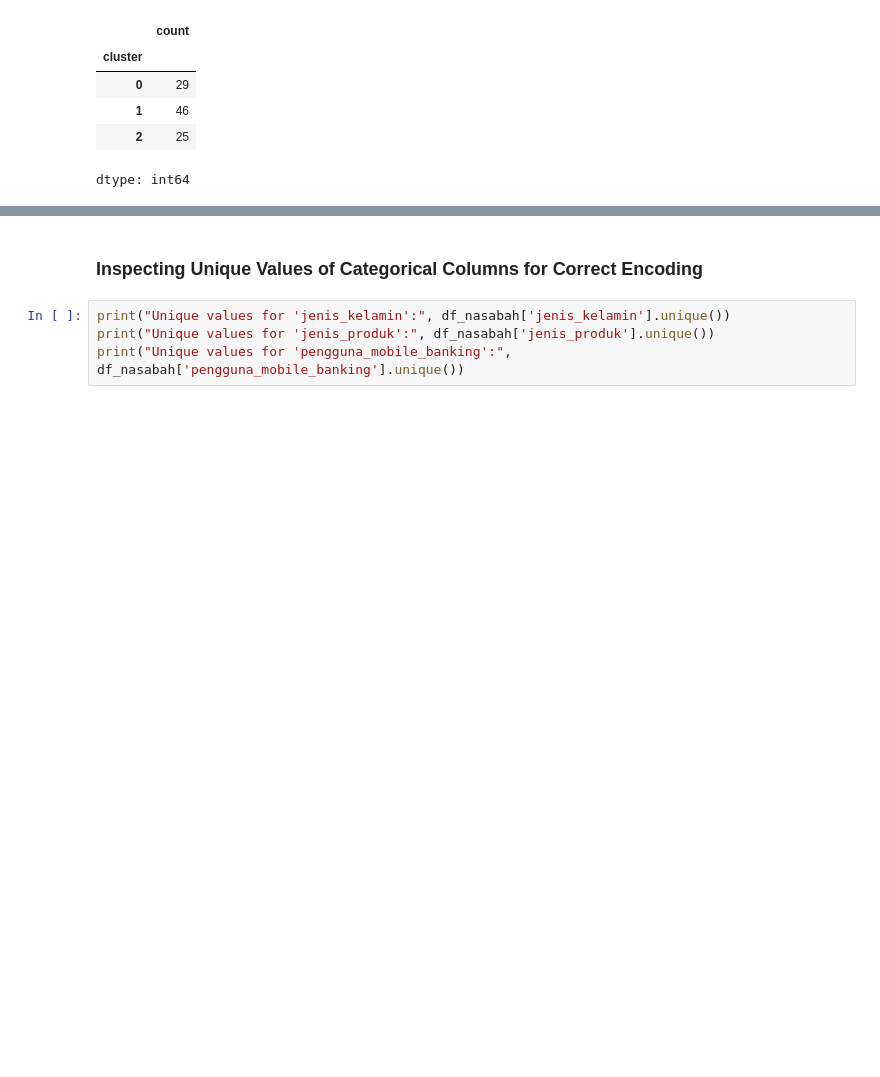
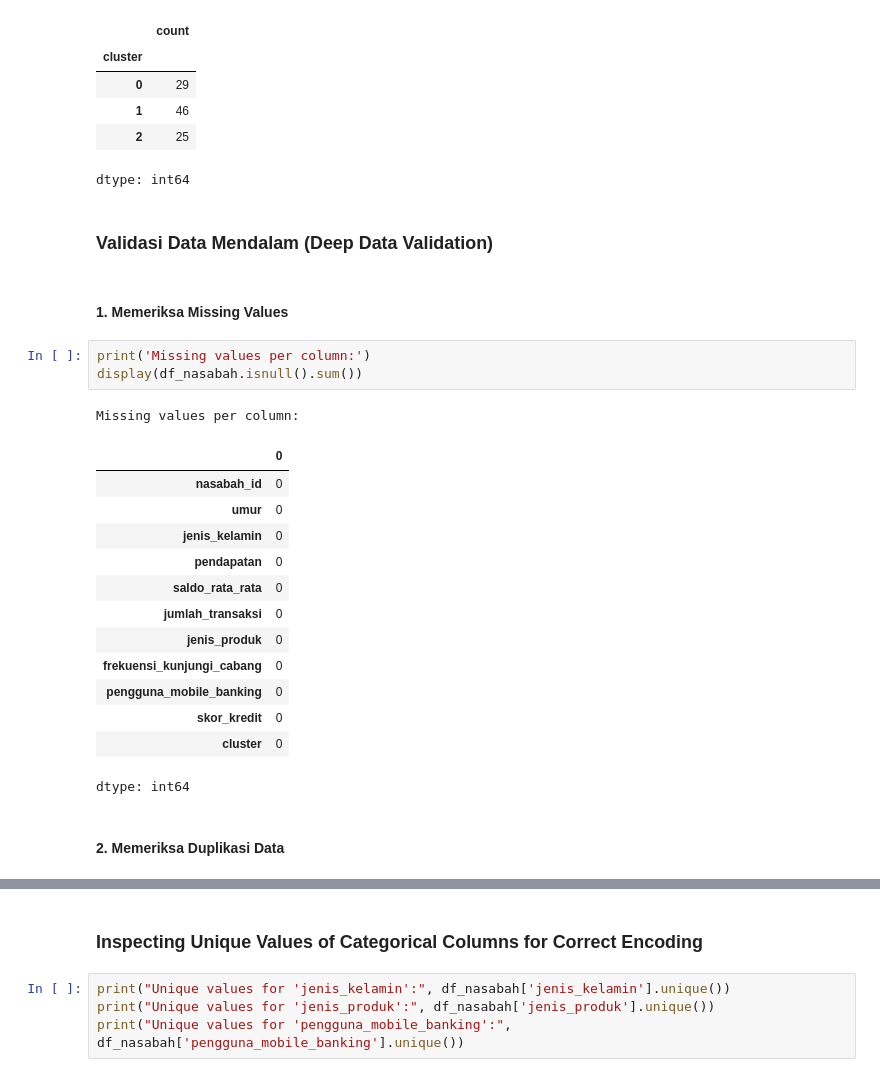
Before and after one commit to nova888/Data-Science, a Jupyter notebook: EDAdataNasabah.ipynb, the cells around one changed output, grey strips where cells are left out. Cells and saved outputs as stored; diff of their text form; blank space fills up the shorter version.

```diff
--- a/EDAdataNasabah.ipynb
+++ b/EDAdataNasabah.ipynb
@@ -235,3 +235,27 @@ Distribusi Nasabah per Kluster (K=3):
 | 1 | 46 |
 | 2 | 25 |
 dtype: int64
+# %% [markdown]
+### Validasi Data Mendalam (Deep Data Validation)
+# %% [markdown]
+#### 1. Memeriksa Missing Values
+# %%
+print('Missing values per column:')
+display(df_nasabah.isnull().sum())
+# %% [output]
+Missing values per column:
+|  | 0 |
+| nasabah_id | 0 |
+| umur | 0 |
+| jenis_kelamin | 0 |
+| pendapatan | 0 |
+| saldo_rata_rata | 0 |
+| jumlah_transaksi | 0 |
+| jenis_produk | 0 |
+| frekuensi_kunjungi_cabang | 0 |
+| pengguna_mobile_banking | 0 |
+| skor_kredit | 0 |
+| cluster | 0 |
+dtype: int64
+# %% [markdown]
+#### 2. Memeriksa Duplikasi Data
```
Also changed, not shown: parts of 5 cells of this notebook.
